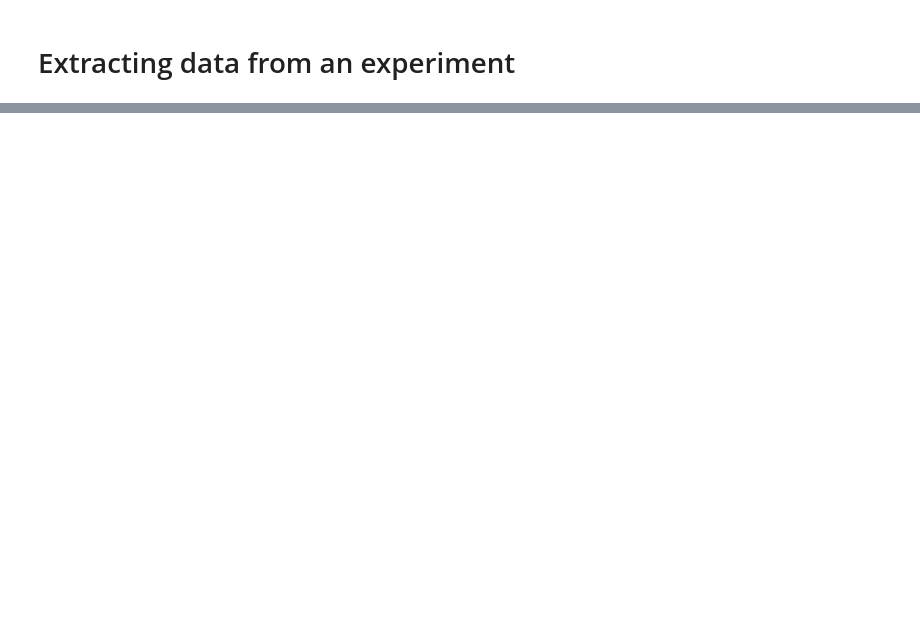
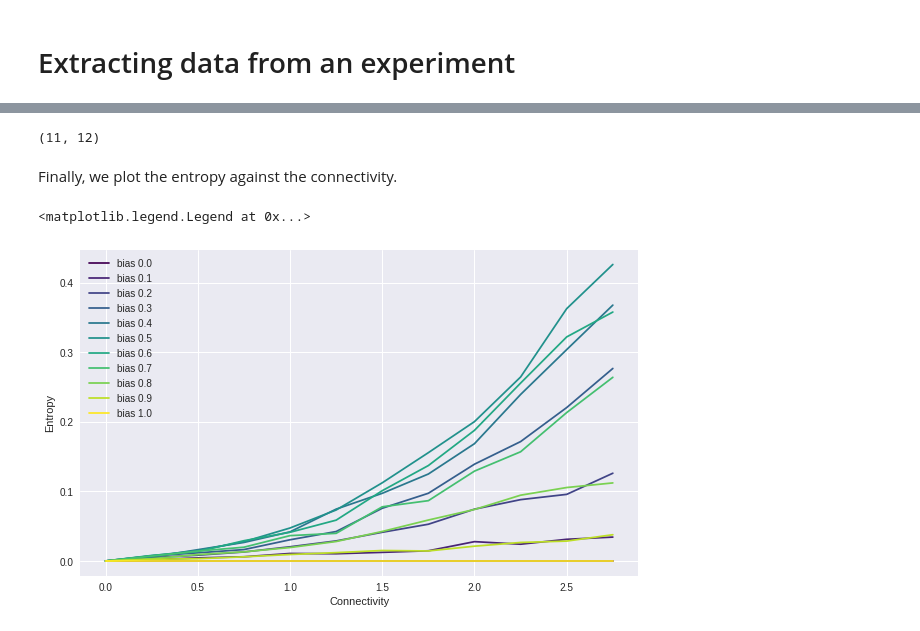
Before and after one commit to Nogarx/PyBN, a Jupyter notebook: 2_LargeExperiments-checkpoint.ipynb, the cells around one changed output, grey strips where cells are left out. Cells and saved outputs as stored; diff of their text form; code cells hidden in the pictures; blank space fills up the shorter version.

```diff
--- a/2_LargeExperiments-checkpoint.ipynb
+++ b/2_LargeExperiments-checkpoint.ipynb
@@ -46,0 +93,3 @@ execution.run_experiment(configuration)
+# %%
+folder_path = 'folder_path/day\\month\\year_hour:minute:seconds'
+#example_folder_path = './Exp/08\\06\\21_18:21:25'
@@ -46,0 +98,2 @@ execution.run_experiment(configuration)
+# %%
+observer_tag = 'entropy'
@@ -46,0 +102,3 @@ execution.run_experiment(configuration)
+# %%
+file_stamps = iterator.get_stamp_list()
+file_stamps
@@ -46,0 +129,25 @@ execution.run_experiment(configuration)
+# %%
+mean_data = np.zeros(iterator.shape())
+for basis in range(file_stamps.shape[0]):
+    for connectivity in range(file_stamps.shape[1]):
+        file_name = observer_tag + '_' + file_stamps[basis, connectivity]
+        path = os.path.join(folder_path, file_name)
+        mean = np.mean(read_file(path, std=False))
+        mean_data[basis, connectivity] = mean
+# %%
+mean_data.shape
+# %% [output]
+(11, 12)
+# %% [markdown]
+Finally, we plot the entropy against the connectivity.
+# %%
+fig = plt.figure(figsize=(10,6))
+colors = pl.cm.viridis(np.linspace(0,1,len(bias_values)))
+for i in range(len(bias_values)):
+    plt.plot(connectivity_values, mean_data[i], label=('bias %.1f'%(bias_values[i])), color=colors[i])
+plt.xlabel('Connectivity')
+plt.ylabel('Entropy')
+plt.legend()
+# %% [output]
+<matplotlib.legend.Legend at 0x...>
+[figure, added]
```
Also changed, not shown: parts of 30 cells of this notebook, 5 other files.
